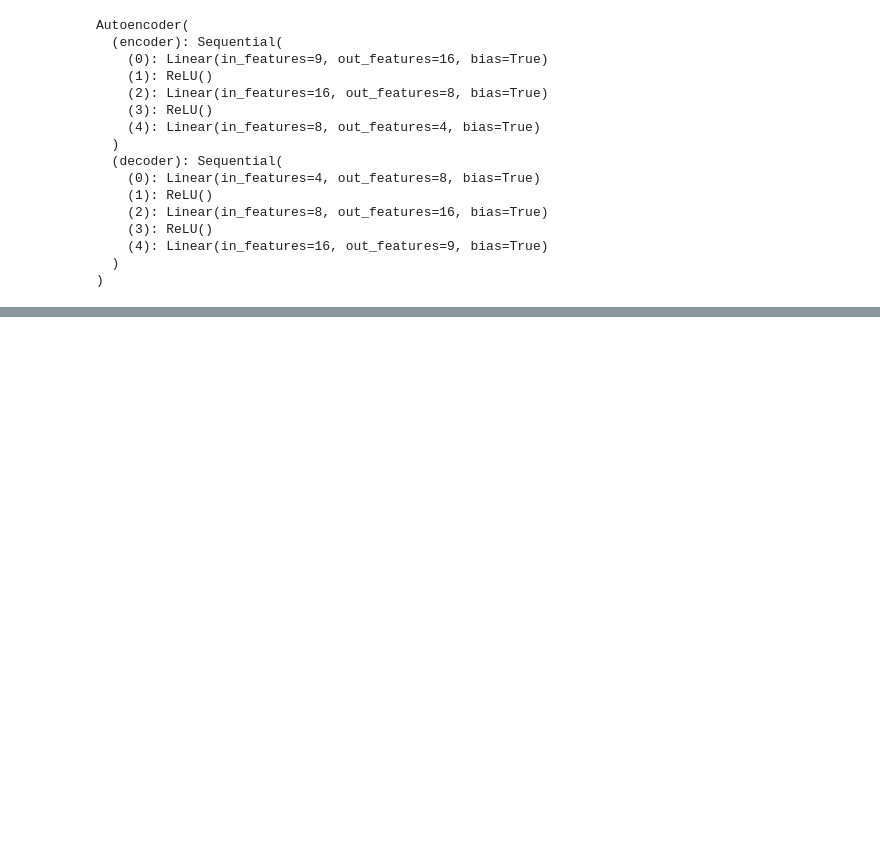
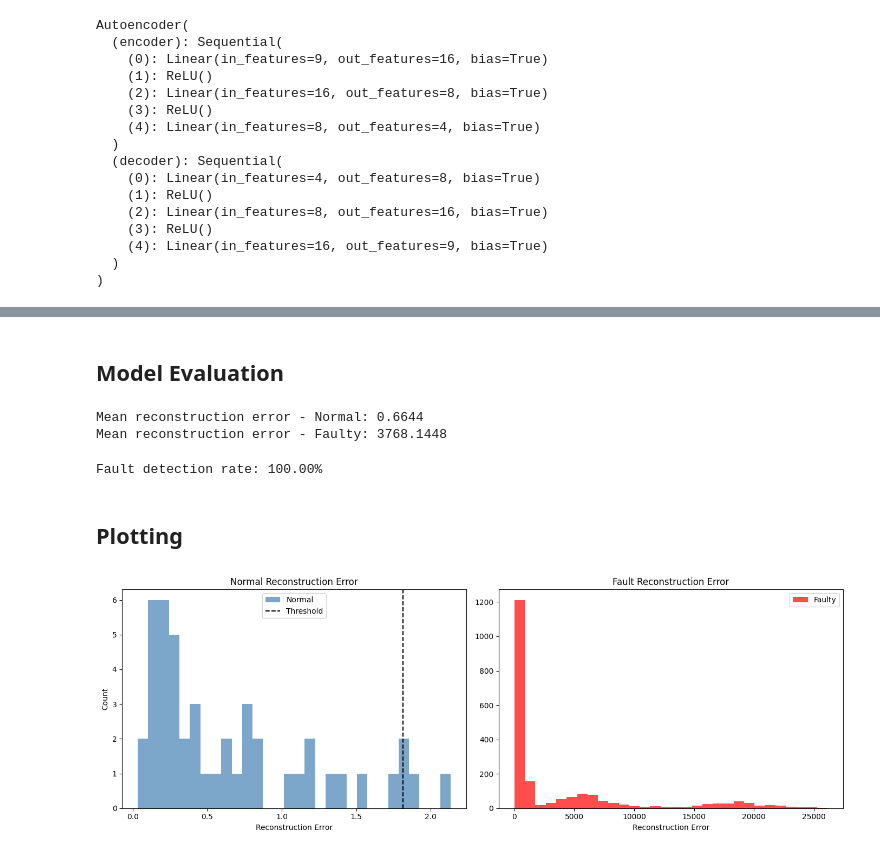
Before and after one commit to Olanle/Time-Series-Anomaly-Detection, a Jupyter notebook: Time Series Anomaly Detection.ipynb, the cells around one changed output, grey strips where cells are left out. Cells and saved outputs as stored; diff of their text form; code cells hidden in the pictures; blank space fills up the shorter version.

```diff
--- a/Time Series Anomaly Detection.ipynb
+++ b/Time Series Anomaly Detection.ipynb
@@ -289,9 +289,8 @@ import torch.optim as optim
 criterion = nn.MSELoss()
 optimizer = optim.Adam(model.parameters(), lr=0.0001)
 # %%
-'''
 # Training
-num_epochs = 20
+num_epochs = 50
 
 x_train = torch.FloatTensor(x_train)
 for epoch in range(num_epochs):
@@ -299,11 +298,12 @@ for epoch in range(num_epochs):
   running_loss = 0.0
 
   for inputs in x_train:
+    inputs = inputs.to(device)
     optimizer.zero_grad()
-    outputs = model()
+    outputs = model(inputs)
     loss = criterion(outputs, inputs)
     loss.backward()
     optimizer.step()
     running_loss += loss.item()
 
-  print(f'Epoch {epoch+1}, Loss: {running_loss/len(train_loader):.4f}')
+  print(f'Epoch {epoch+1}, Loss: {running_loss/len(x_train):.4f}')
@@ -342,0 +328,59 @@ plt.show()
+# %% [markdown]
+## Model Evaluation
+# %%
+# Validation
+model.eval()
+with torch.no_grad():
+    # Normal validation
+    x_val_tensor = torch.FloatTensor(x_val).to(device)
+    val_outputs = model(x_val_tensor)
+    val_errors = torch.mean((x_val_tensor - val_outputs) ** 2, dim=1)
+
+    # Fault data
+    x_fault_tensor = torch.FloatTensor(scaled_faulty).to(device)
+    fault_outputs = model(x_fault_tensor)
+    fault_errors = torch.mean((x_fault_tensor - fault_outputs) ** 2, dim=1)
+
+print(f"Mean reconstruction error - Normal: {val_errors.mean().item():.4f}")
+print(f"Mean reconstruction error - Faulty: {fault_errors.mean().item():.4f}")
+# %% [output]
+Mean reconstruction error - Normal: 0.6644
+Mean reconstruction error - Faulty: 3768.1448
+# %%
+# Now let's set a threshold and measure actual detection performance
+val_std = val_errors.std()
+threshold = val_errors.mean() + 2 * val_errors.std()
+
+fault_errors_np = fault_errors.cpu().numpy()
+anomalies = fault_errors_np[fault_errors_np > threshold.item()]
+
+print(f"Fault detection rate: {len(anomalies) / len(fault_errors_np) * 100:.2f}%")
+# %% [output]
+Fault detection rate: 100.00%
+# %% [markdown]
+## Plotting
+# %%
+# Plotting Accuracies
+import matplotlib.pyplot as plt
+
+val_err = val_errors.cpu().numpy()
+
+fig, (ax1, ax2) = plt.subplots(1, 2, figsize=(14, 5))
+
+ax1.hist(val_err, bins=30, alpha=0.7, color='steelblue', label='Normal')
+ax1.axvline(x=threshold.item(), color='black', linestyle='--', label='Threshold')
+ax1.set_title('Normal Reconstruction Error')
+ax1.set_xlabel('Reconstruction Error')
+ax1.set_ylabel('Count')
+ax1.legend()
+
+ax2.hist(fault_errors_np, bins=30, alpha=0.7, color='red', label='Faulty')
+ax2.set_title('Fault Reconstruction Error')
+ax2.set_xlabel('Reconstruction Error')
+ax2.legend()
+
+plt.tight_layout()
+plt.savefig('reconstruction_error.png', dpi=150)
+plt.show()
+# %% [output]
+[figure, added]
```
Also changed, not shown: parts of 3 cells of this notebook.
